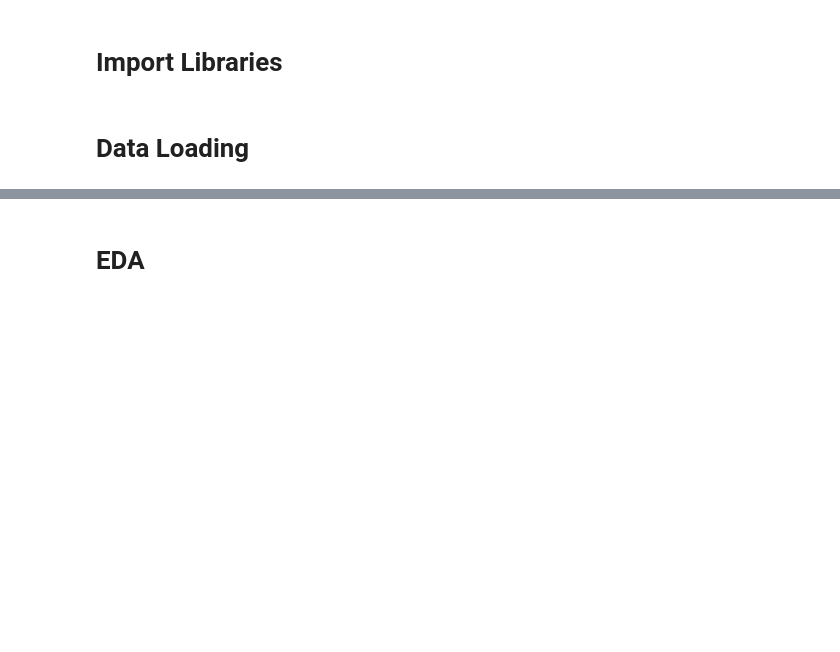
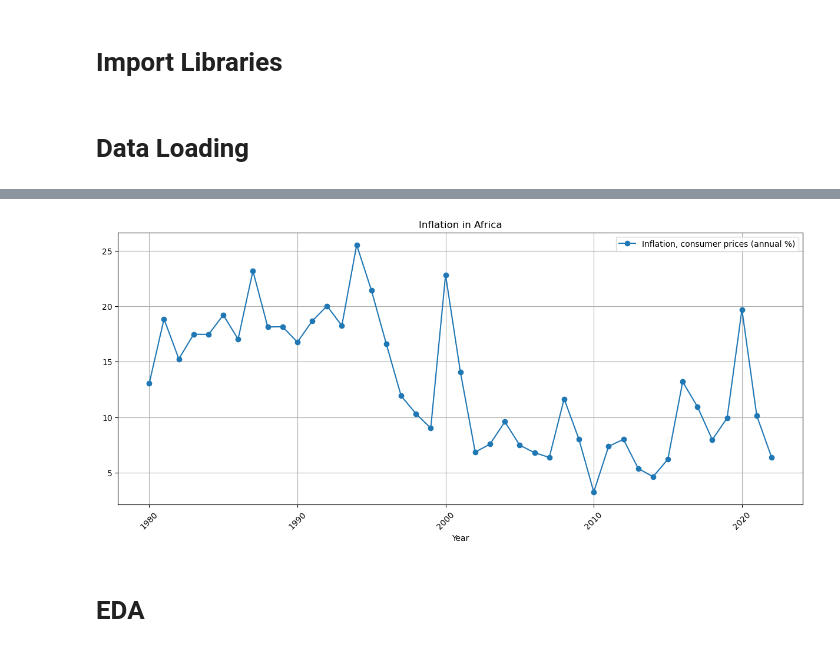
Before and after one commit to MMostafa-Hub/advanced_time_series, a Jupyter notebook: session_3/eda.ipynb, the cells around one changed output, grey strips where cells are left out. Drawn from its saved outputs; the diff is of its cells as text; code cells hidden in the pictures; blank space fills up the shorter version.

```diff
--- a/session_3/eda.ipynb
+++ b/session_3/eda.ipynb
@@ -11,2 +13,4 @@ from arch.unitroot import PhillipsPerron
 # %% [markdown]
 # Data Loading
+# %%
+africa_df = pd.read_csv("./data/inflation/inflation_in_africa.csv", index_col=0)
@@ -13,3 +28,17 @@ from arch.unitroot import PhillipsPerron
+# %%
+africa_df.plot(
+    y="Inflation, consumer prices (annual %)",
+    kind="line",
+    marker="o",
+    figsize=(15, 6),
+    title="Inflation in Africa",
+)
+
+plt.xticks(rotation=45)
+plt.grid()
+plt.show()
+# %% [output]
+[figure, added]
 # %% [markdown]
 # EDA
 # %% [markdown]
```
Also changed, not shown: parts of 15 cells of this notebook.
